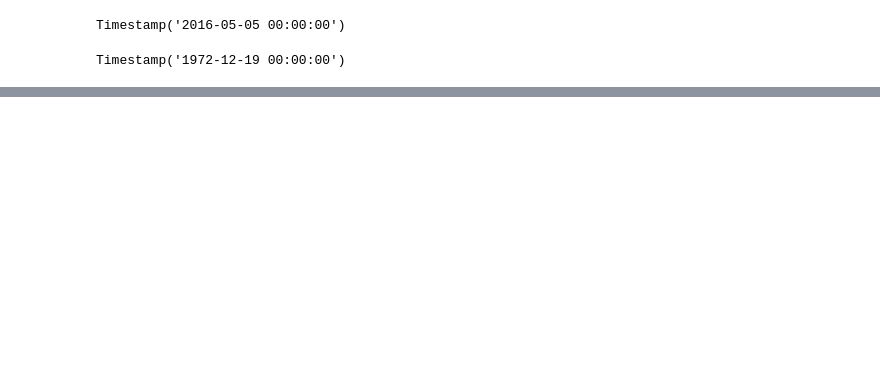
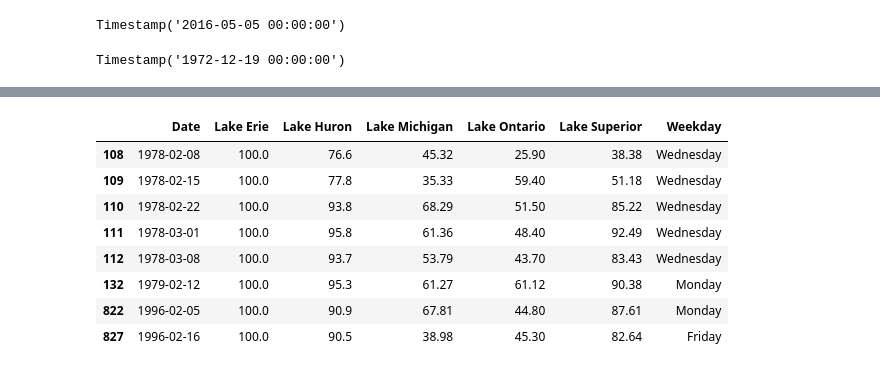
Before and after one commit to JansenKat/SMMBBGKJ-TTH-Prj1, a Jupyter notebook: notebooks/lake_ice.ipynb, the cells around one changed output, grey strips where cells are left out. Saved outputs shown, nothing was run; the diff lists cells and outputs as text; code cells hidden in the pictures; blank space fills up the shorter version.

```diff
--- a/notebooks/lake_ice.ipynb
+++ b/notebooks/lake_ice.ipynb
@@ -136,0 +133,12 @@ Name: Weekday, dtype: int64
+# %%
+df[df['Lake Erie']==100]
+# %% [output]
+|  | Date | Lake Erie | Lake Huron | Lake Michigan | Lake Ontario | Lake Superior | Weekday |
+| 108 | 1978-02-08 | 100.0 | 76.6 | 45.32 | 25.90 | 38.38 | Wednesday |
+| 109 | 1978-02-15 | 100.0 | 77.8 | 35.33 | 59.40 | 51.18 | Wednesday |
+| 110 | 1978-02-22 | 100.0 | 93.8 | 68.29 | 51.50 | 85.22 | Wednesday |
+| 111 | 1978-03-01 | 100.0 | 95.8 | 61.36 | 48.40 | 92.49 | Wednesday |
+| 112 | 1978-03-08 | 100.0 | 93.7 | 53.79 | 43.70 | 83.43 | Wednesday |
+| 132 | 1979-02-12 | 100.0 | 95.3 | 61.27 | 61.12 | 90.38 | Monday |
+| 822 | 1996-02-05 | 100.0 | 90.9 | 67.81 | 44.80 | 87.61 | Monday |
+| 827 | 1996-02-16 | 100.0 | 90.5 | 38.98 | 45.30 | 82.64 | Friday |
```
Also changed, not shown: parts of 16 cells of this notebook.
